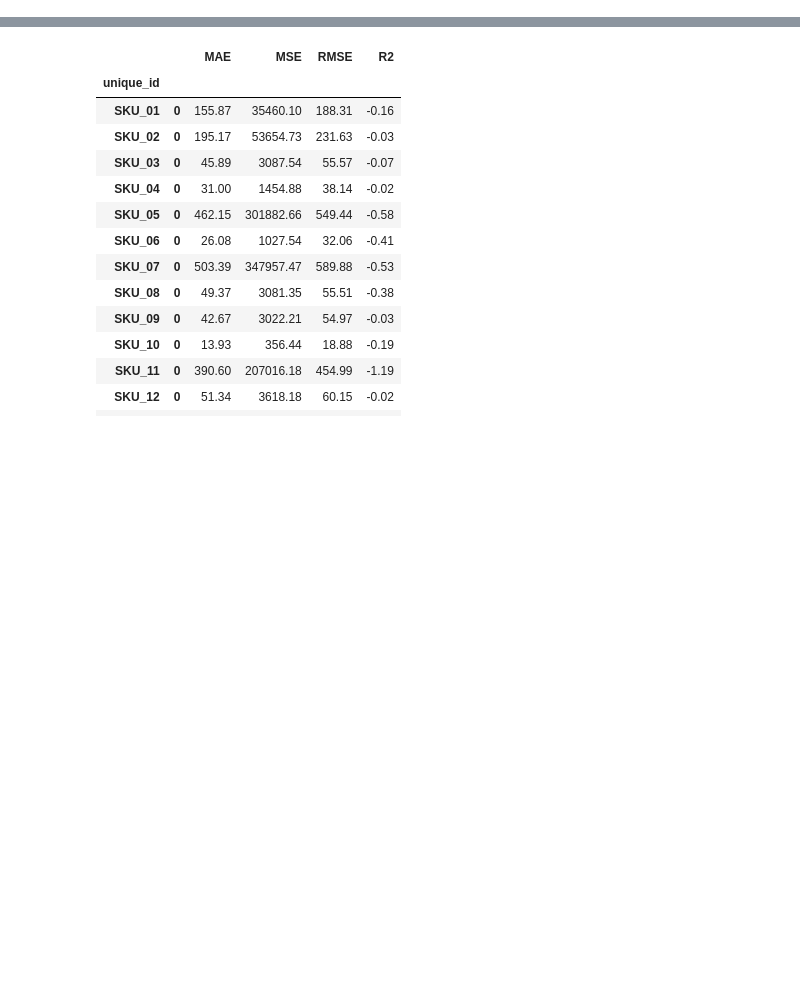
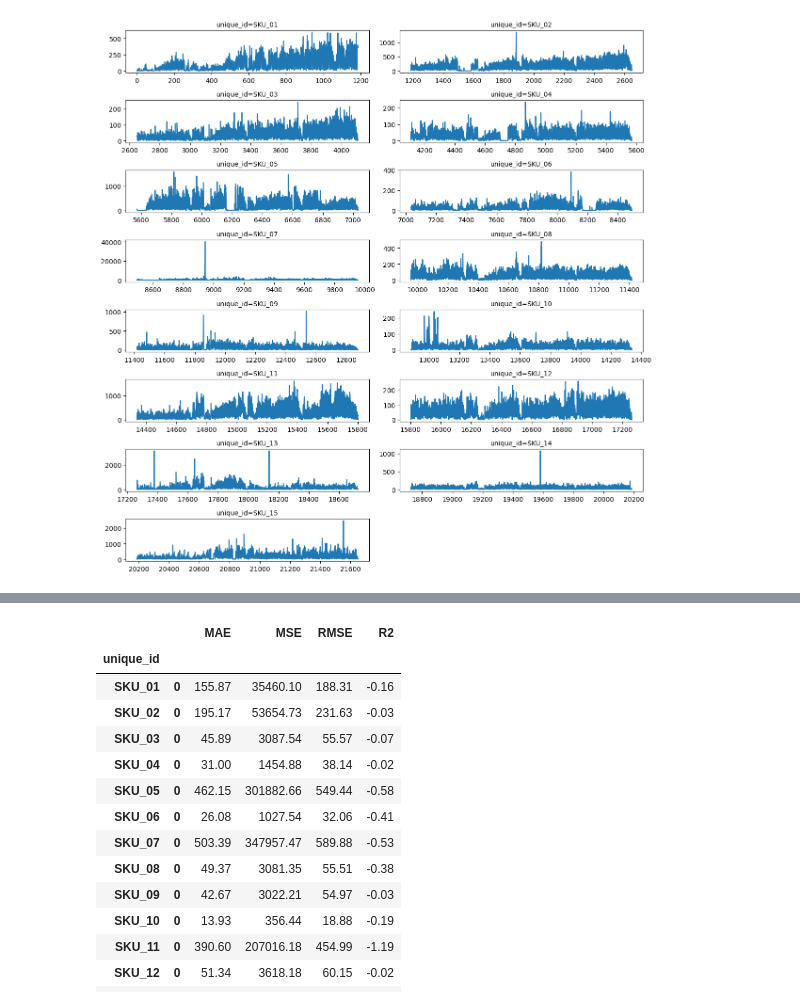
Before and after one commit to getrolucas/PIC10003-2024, a Jupyter notebook: nbs/linear_regression.ipynb, the cells around one changed output, grey strips where cells are left out. Saved outputs shown, nothing was run; the diff lists cells and outputs as text; code cells hidden in the pictures; blank space fills up the shorter version.

```diff
--- a/nbs/linear_regression.ipynb
+++ b/nbs/linear_regression.ipynb
@@ -35,0 +35,5 @@ FileNotFoundError: [Errno 2] No such file or directory: 'nbs/data/train_df.csv'
+# %%
+## visualizando dados de treino
+plot_time_series(df=train_df, data_cols=['y'], figsize=(12,12))
+# %% [output]
+[figure, added]
```
Also changed, not shown: parts of 17 cells of this notebook, 1 other file.
